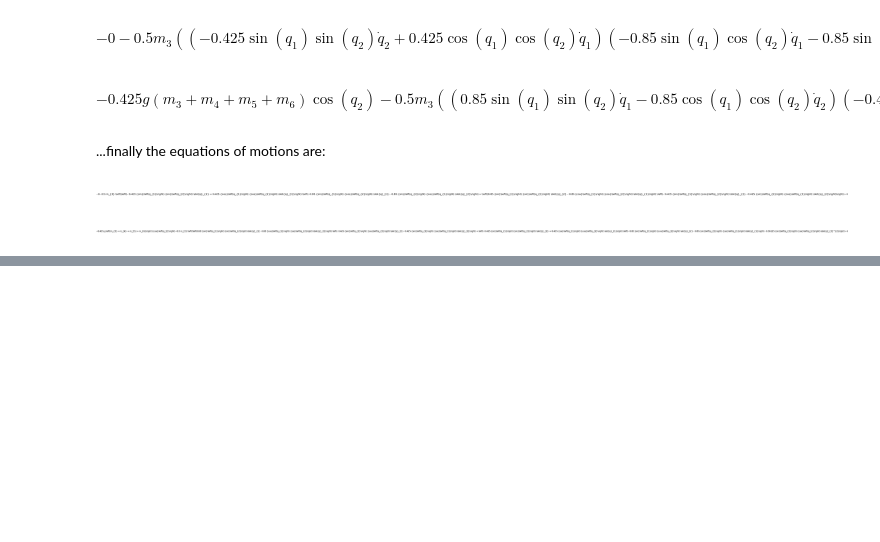
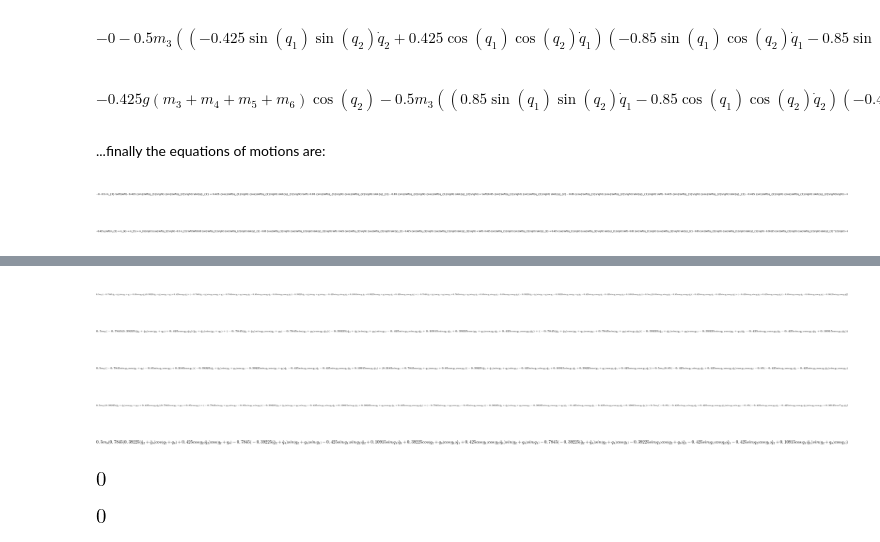
Before and after one commit to uliludmann/multibody_dynamics, a Jupyter notebook: Multibody Dynamics Caluclation.ipynb, the cells around one changed output, grey strips where cells are left out. Drawn from its saved outputs; the diff is of its cells as text; code cells hidden in the pictures; blank space fills up the shorter version.

Commit message:
feat: clean writeup: lagrange first solution without plots

```diff
--- a/Multibody Dynamics Caluclation.ipynb
+++ b/Multibody Dynamics Caluclation.ipynb
@@ -395,3 +395,6 @@ Eq(tau1, 0)
 Eq(tau2, 0)
 # %% [output]
 [figure]
+# %%
+ekin4 = 1/2 * m3 * (j4v[0]**2 + j4v[1]**2 + j4v[2]**2)
+ekin4
@@ -397,0 +405,2 @@ Eq(tau2, 0)
+# %%
+T4 = ekin1 + ekin2 + ekin3 + ekin4
@@ -397,0 +411,28 @@ Eq(tau2, 0)
+# %%
+Derivative(T4, q2)
+# %% [output]
+[figure, added]
+# %%
+Derivative(T4, q3)
+# %% [output]
+[figure, added]
+# %%
+Derivative(T4, q1d)
+# %% [output]
+[figure, added]
+# %%
+Derivative(T4, q2d)
+# %% [output]
+[figure, added]
+# %%
+Derivative(T4, q3d)
+# %% [output]
+[figure, added]
+# %%
+diff(Derivative(T4, q1d), t)
+# %% [output]
+[figure, added]
+# %%
+diff(Derivative(T4, q2d), t)
+# %% [output]
+[figure, added]
```
Also changed, not shown: parts of 3 cells of this notebook.
